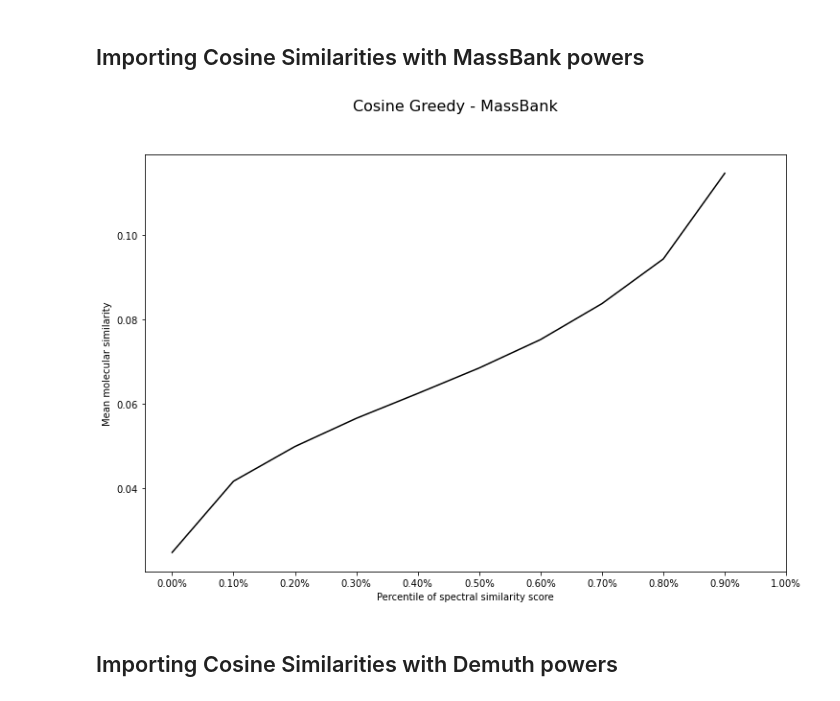
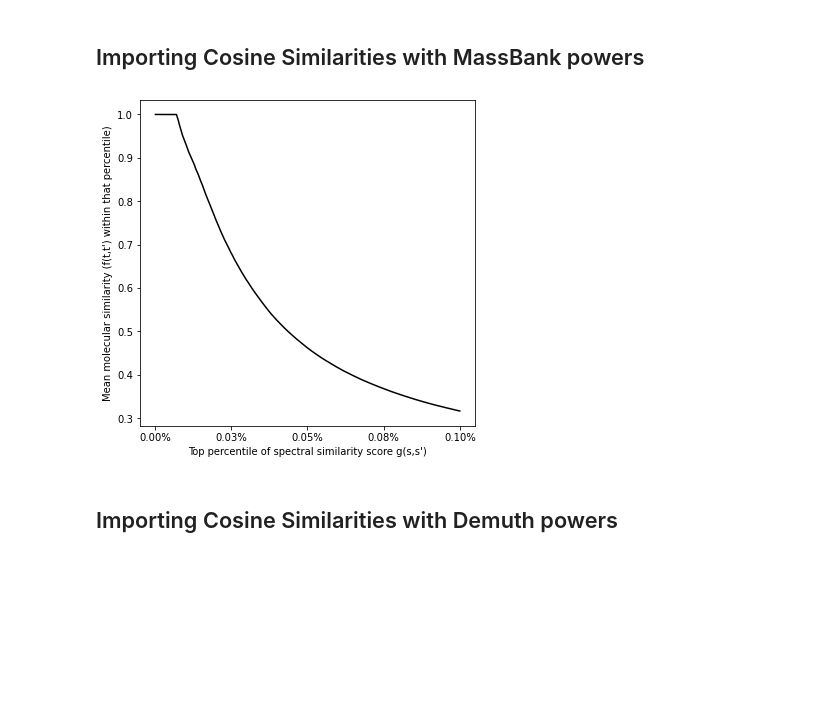
Before and after one commit to efrain2010/spec2vec_gcms_data_analysis, a Jupyter notebook: notebooks/Compare the different scores.ipynb, the cells around one changed output. Cells and saved outputs as stored; diff of their text form; code cells hidden in the pictures; blank space fills up the shorter version.

```diff
--- a/notebooks/Compare the different scores.ipynb
+++ b/notebooks/Compare the different scores.ipynb
@@ -58,10 +38,10 @@ matrix_similarities_massbank = np.load(filename)
 
 filename = os.path.join(path,'similarities_cosine_tol05_mzp2_intp05_matches.npy')
 matrix_matches_massbank = np.load(filename)
-# %%
-plot_similarity_matrix_percentile(matrix_similarities_massbank, "Cosine Greedy - MassBank")
-# %% [output]
-[figure, removed]
+# %%
+percentile_cosine_massbank = plot_precentile(matrix_similarities_tanimoto, matrix_similarities_massbank, show_top_percentile=0.1)
+# %% [output]
+[figure, added]
 # %% [markdown]
 ## Importing Cosine Similarities with Demuth powers
 # %%
```
Also changed, not shown: parts of 12 cells of this notebook, 2 other files.
